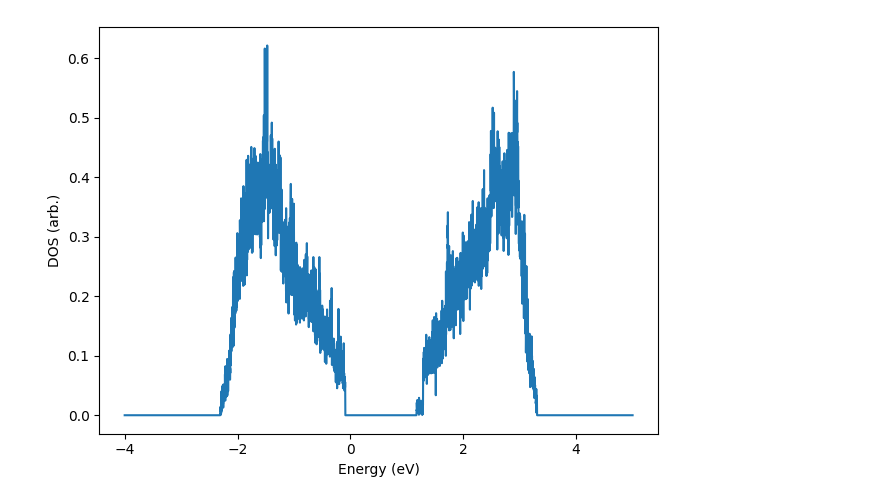
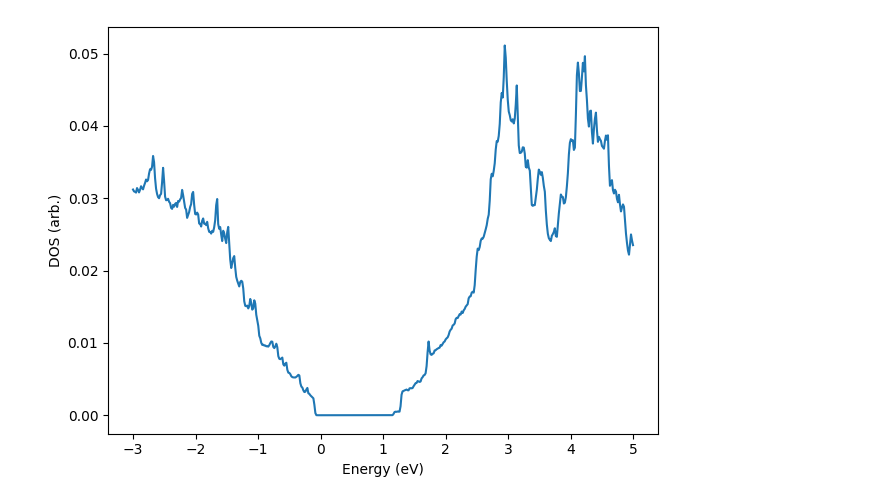
Before and after one commit to nandandiwan/transistorNEGF, a Jupyter notebook: src/tight_binding/dos.ipynb, the cells around one changed output. Cells and saved outputs as stored; diff of their text form; code cells hidden in the pictures.

```diff
--- a/src/tight_binding/dos.ipynb
+++ b/src/tight_binding/dos.ipynb
@@ -13,6 +13,10 @@ import tqdm as tqdm
 # %%
 TB = TightBindingHamiltonian(thickness=3)
 energies,eigenvectors = TB.create_tight_binding(np.array([0,0]))
-print(len(energies))
+print(energies)
+
+energies, eigenvectors = TB.create_tight_binding_sparse(np.array([1,0]))
+
+print(energies)
 # %% [output]
 23
@@ -30,14 +49,14 @@ from joblib import Parallel, delayed
 from scipy.stats import norm
 import time
 
-Nk = 300
-kx_fracs = np.linspace(-1.0, 1.0, Nk, dtype=np.float64)
-ky_fracs = np.linspace(-1.0, 1.0, Nk, dtype=np.float64)
+Nk = 150
+kx_fracs = np.linspace(0, 1.0, Nk, dtype=np.float64)
+ky_fracs = np.linspace(0, 1.0, Nk, dtype=np.float64)
 
 kmesh = np.stack(np.meshgrid(kx_fracs, ky_fracs, indexing="ij"),
                  axis=-1).reshape(-1, 2)
 def solve_one(kvec):
-    return TB.create_tight_binding_sparse(kvec)
+    return TB.create_tight_binding(kvec)
 
 t0 = time.perf_counter()
 
@@ -55,8 +74,8 @@ evals3d = np.stack([r[0] for r in results], axis=0).reshape(Nk, Nk, -1)
 waves   = [r[1] for r in results]
 
 
-def get_dos_vec(energies, *, elow=-4, ehigh=5,
-                broadening=0.0005, npoints=5000):
+def get_dos_vec(energies, *, elow=-3, ehigh=5,
+                broadening=0.01, npoints=500):
     points = np.linspace(elow, ehigh, npoints, dtype=np.float64)
     z = (points[:, None] - energies[None, :]) / broadening
     pref = 1.0 / (np.sqrt(2.0*np.pi) * broadening)
@@ -97 +116 @@ DOS computed  (5000,)
-[figure, old version]
+[figure, new version]
```
Also changed, not shown: parts of 5 cells of this notebook, 2 other files.
